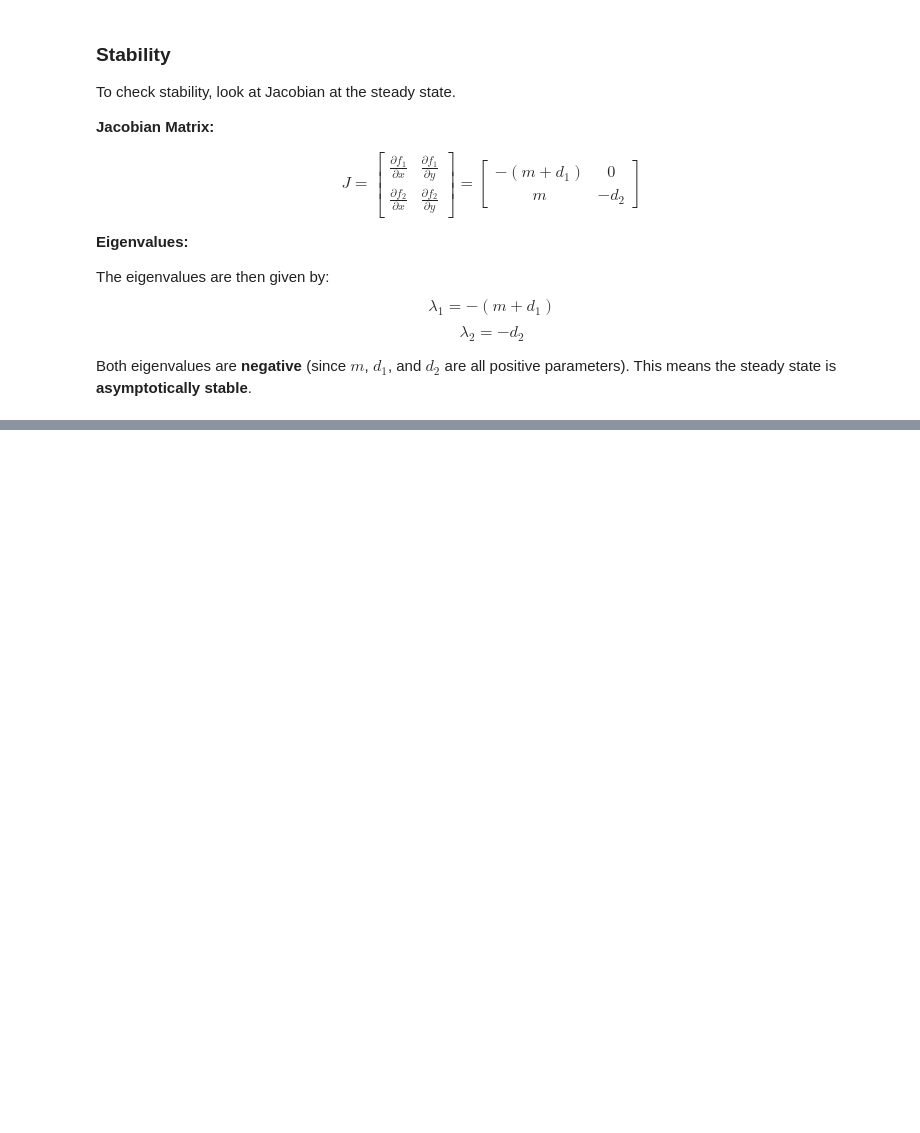
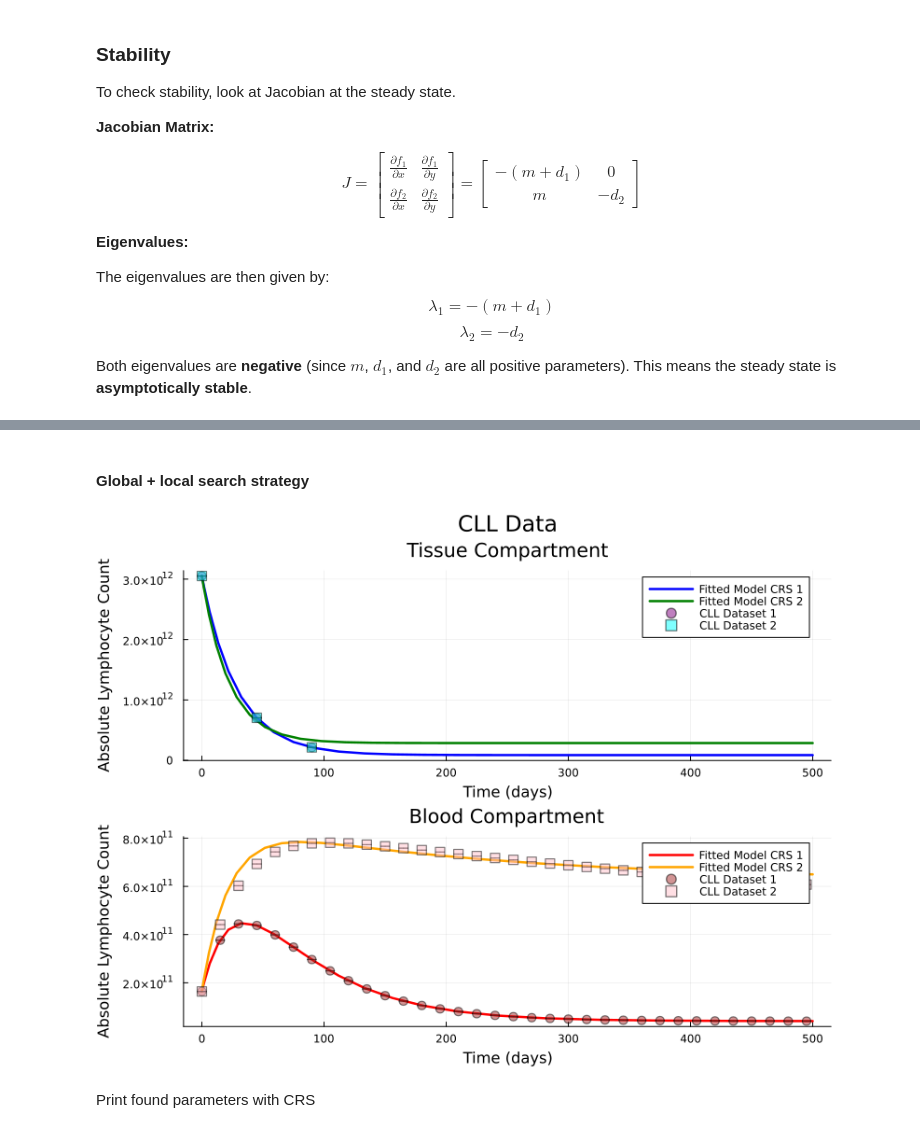
Before and after one commit to PetrusBult/dynamic-modeling-in-systems-biology, a Jupyter notebook: assignment/assignment.ipynb, the cells around one changed output, grey strips where cells are left out. Drawn from its saved outputs; the diff is of its cells as text; code cells hidden in the pictures; blank space fills up the shorter version.

Commit message:
cleaned-up repo + exported html version of assignment solutions

```diff
--- a/assignment/assignment.ipynb
+++ b/assignment/assignment.ipynb
@@ -190,0 +184,26 @@ tissue_0
+# %% [markdown]
+#### Global + local search strategy
+# %%
+config = CRSConfig(n_population=200, rel_tol=0.01, verbose=false, seed=42, max_iterations=10000)
+fitted_model_crs1, result_crs1 = fit_model_crs(
+    wodartz_model, obs_data_vector1, (:m, :d1, :d2, :c),
+    lb=lb, ub=ub,
+    config=config
+)
+
+sol_fit_crs1 = simulate(fitted_model_crs1, tspan=(0.0, 500.0));
+
+fitted_model_crs2, result_crs2 = fit_model_crs(
+    wodartz_model, obs_data_vector2, (:m, :d1, :d2, :c),
+    lb=lb, ub=ub,
+    config=config
+)
+
+sol_fit_crs2 = simulate(fitted_model_crs2, tspan=(0.0, 500.0));
+
+# Plot result against data again
+plot_cll(observed=[dataset1, dataset2], solutions=[sol_fit_crs1, sol_fit_crs2], data_labels=["CLL Dataset 1", "CLL Dataset 2"], solution_labels=["Fitted Model CRS 1", "Fitted Model CRS 2"], alpha=0.5)
+# %% [output]
+[figure, added]
+# %% [markdown]
+Print found parameters with CRS
```
Also changed, not shown: parts of 26 cells of this notebook, 4 other files.
